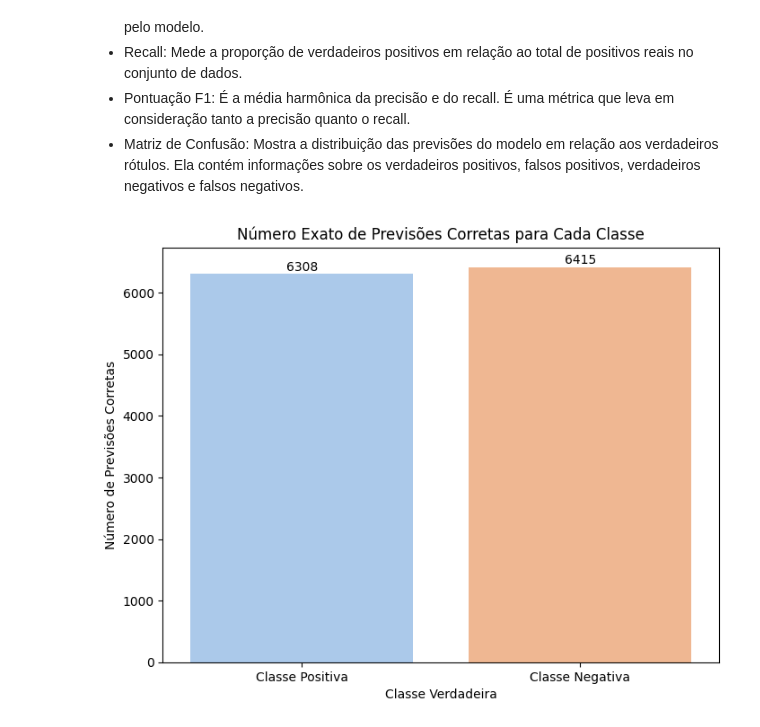
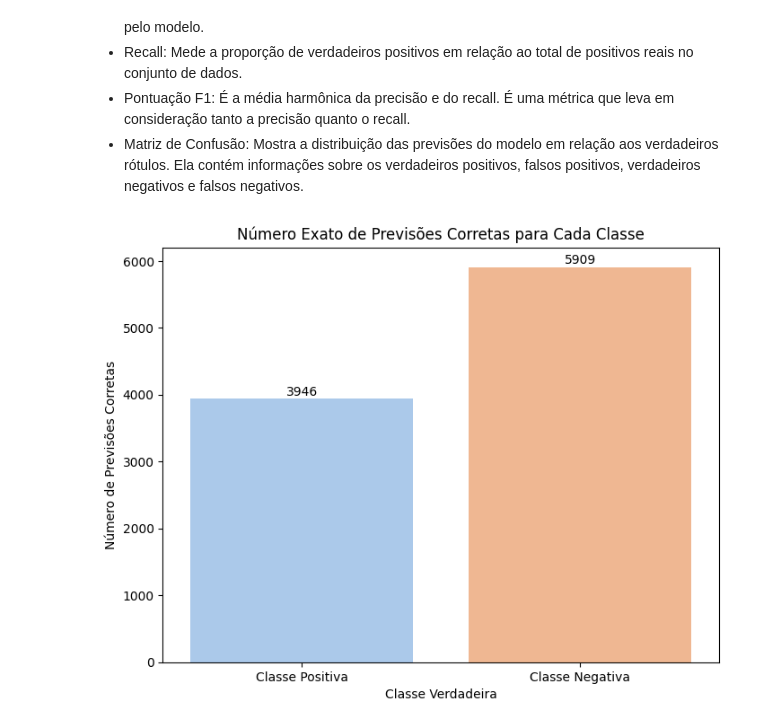
Before and after one commit to Pedro-io/projeto-aprendizado-de-maquina, a Jupyter notebook: src/Modeling/naive.ipynb, the cells around one changed output. Cells and saved outputs as stored; diff of their text form; code cells hidden in the pictures.

```diff
--- a/src/Modeling/naive.ipynb
+++ b/src/Modeling/naive.ipynb
@@ -74,7 +74,7 @@ Agora é hora de treinar nosso modelo de Naive Bayes.
 - Ajustaremos o modelo aos dados de treinamento usando o método `.fit()`.
 # %%
-# Criando uma instância do modelo Naive Bayes
-naive_bayes_model = GaussianNB()
+# Criando uma instância do modelo Naive Bayes Multinomial
+naive_bayes_model = MultinomialNB()
 
 # Treinando o modelo com os dados de treinamento
 naive_bayes_model.fit(X_train, y_train)
@@ -124,14 +124,16 @@ Agora, vamos interpretar os resultados das métricas de desempenho e da matriz d
 - Pontuação F1: É a média harmônica da precisão e do recall. É uma métrica que leva em consideração tanto a precisão quanto o recall.
 - Matriz de Confusão: Mostra a distribuição das previsões do modelo em relação aos verdadeiros rótulos. Ela contém informações sobre os verdadeiros positivos, falsos positivos, verdadeiros negativos e falsos negativos.
 # %%
+TP = conf_matrix[1][1]
+TN = conf_matrix[0][0]
 # Plotando o número exato de previsões corretas para cada classe
 plt.figure(figsize=(8, 6))
 sns.barplot(x=['Classe Positiva', 'Classe Negativa'], y=[TP, TN], palette='pastel')
 plt.title('Número Exato de Previsões Corretas para Cada Classe')
 plt.xlabel('Classe Verdadeira')
 plt.ylabel('Número de Previsões Corretas')
 for i, v in enumerate([TP, TN]):
     plt.text(i, v + 5, str(v), ha='center', va='bottom')
 plt.show()
 # %% [output]
-[figure, old version]
+[figure, new version]
```
Also changed, not shown: parts of 4 cells of this notebook, 3 other files.
